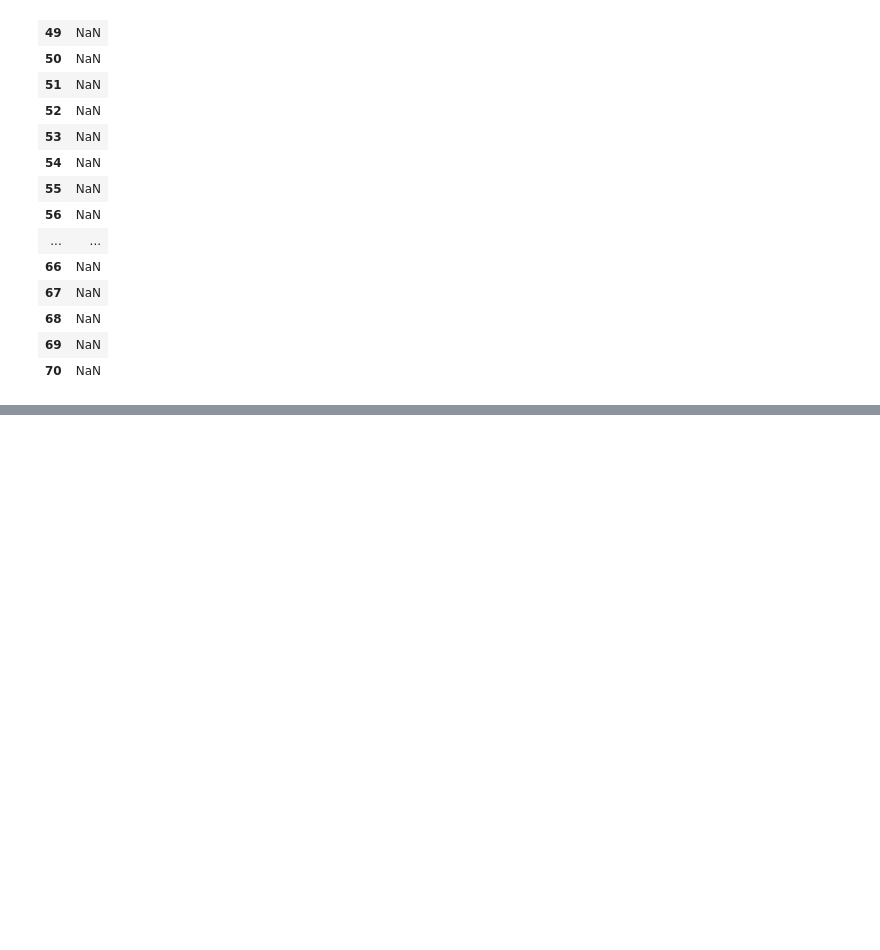
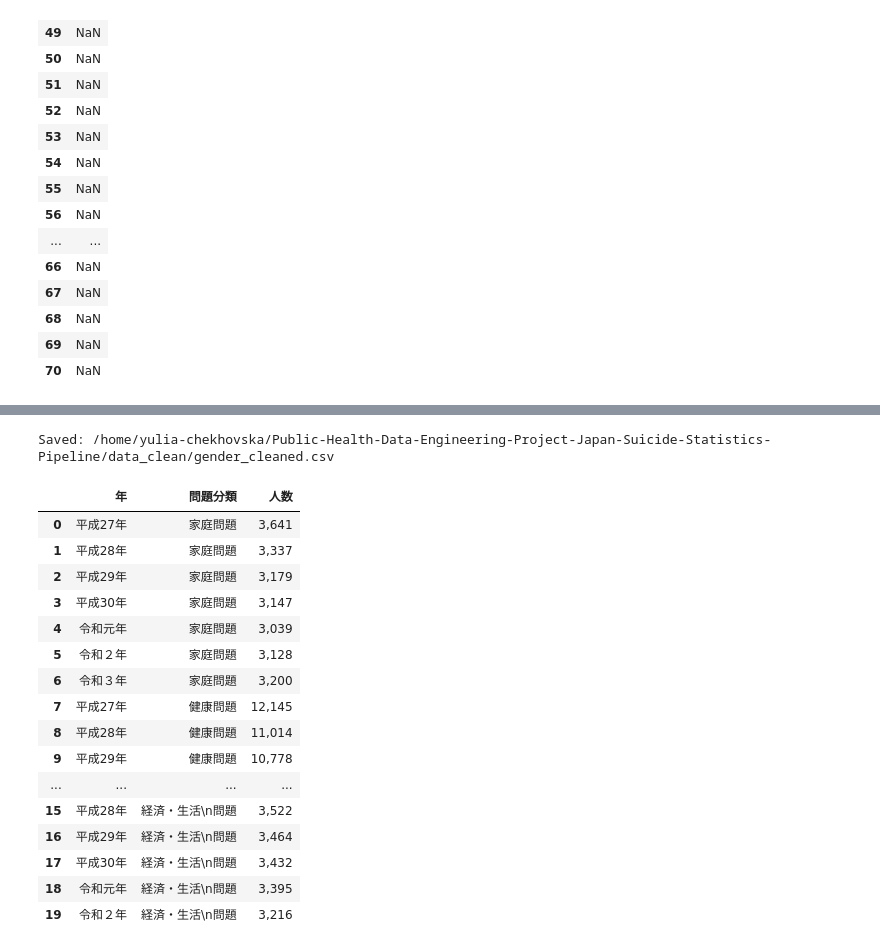
Before and after one commit to YuriyaJP/Public-Health-Data-Engineering-Project-Japan-Suicide-Statistics-Pipeline, a Jupyter notebook: notebooks/Cleaned_dataframe_analysis.ipynb, the cells around one changed output, grey strips where cells are left out. Saved outputs shown, nothing was run; the diff lists cells and outputs as text; code cells hidden in the pictures; blank space fills up the shorter version.

```diff
--- a/notebooks/Cleaned_dataframe_analysis.ipynb
+++ b/notebooks/Cleaned_dataframe_analysis.ipynb
@@ -362,0 +407,31 @@ def clean_problem_table(df, name):
+# %%
+
+output_path = "/home/yulia-chekhovska/Public-Health-Data-Engineering-Project-Japan-Suicide-Statistics-Pipeline/data_clean/gender_cleaned.csv"
+
+df.to_csv(output_path, index=False, encoding="utf-8-sig")
+print("Saved:", output_path)
+# %% [output]
+Saved: /home/yulia-chekhovska/Public-Health-Data-Engineering-Project-Japan-Suicide-Statistics-Pipeline/data_clean/gender_cleaned.csv
+# %%
+import pandas as pd
+
+raw30 = pd.read_csv("/home/yulia-chekhovska/Public-Health-Data-Engineering-Project-Japan-Suicide-Statistics-Pipeline/data_processed/page30_table3_cleaned.csv")
+raw30.head(20)
+# %% [output]
+|  | 年 | 問題分類 | 人数 |
+| 0 | 平成27年 | 家庭問題 | 3,641 |
+| 1 | 平成28年 | 家庭問題 | 3,337 |
+| 2 | 平成29年 | 家庭問題 | 3,179 |
+| 3 | 平成30年 | 家庭問題 | 3,147 |
+| 4 | 令和元年 | 家庭問題 | 3,039 |
+| 5 | 令和２年 | 家庭問題 | 3,128 |
+| 6 | 令和３年 | 家庭問題 | 3,200 |
+| 7 | 平成27年 | 健康問題 | 12,145 |
+| 8 | 平成28年 | 健康問題 | 11,014 |
+| 9 | 平成29年 | 健康問題 | 10,778 |
+| ... | ... | ... | ... |
+| 15 | 平成28年 | 経済・生活\n問題 | 3,522 |
+| 16 | 平成29年 | 経済・生活\n問題 | 3,464 |
+| 17 | 平成30年 | 経済・生活\n問題 | 3,432 |
+| 18 | 令和元年 | 経済・生活\n問題 | 3,395 |
+| 19 | 令和２年 | 経済・生活\n問題 | 3,216 |
```
Also changed, not shown: parts of 14 cells of this notebook.
